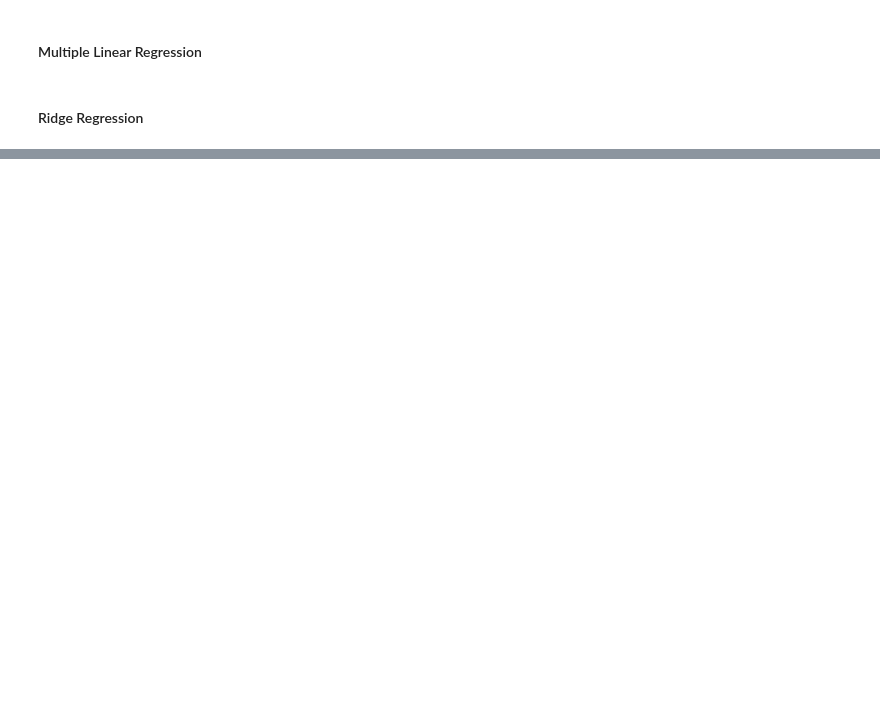
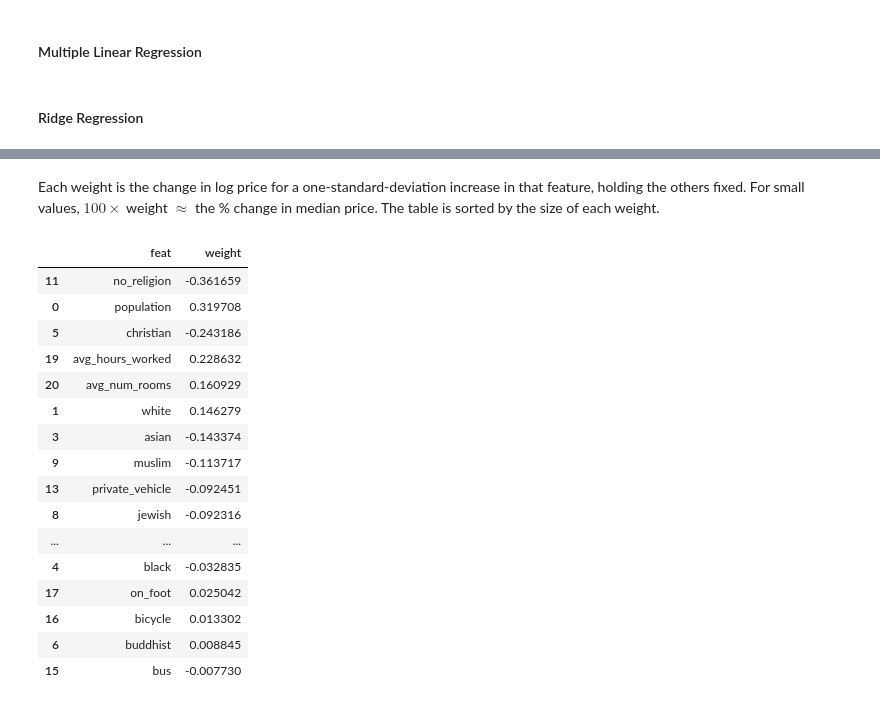
Before and after one commit to ArshSiddiqui/demographic-features-london-col, a Jupyter notebook: housing_cost_analysis.ipynb, the cells around one changed output, grey strips where cells are left out. Cells and saved outputs as stored; diff of their text form; code cells hidden in the pictures; blank space fills up the shorter version.

```diff
--- a/housing_cost_analysis.ipynb
+++ b/housing_cost_analysis.ipynb
@@ -288,0 +335,26 @@ pd.DataFrame({
+# %% [markdown]
+Each weight is the change in log price for a one-standard-deviation increase in that feature, holding the others fixed. For small values, $100\times$ weight $\approx$ the % change in median price. The table is sorted by the size of each weight.
+# %%
+pd.DataFrame({
+    'feat': X_test.columns,
+    'weight': lasso_scaled.best_estimator_[-1].coef_
+}).sort_values(by="weight", key=lambda x: abs(x),
+               ascending=False)
+# %% [output]
+|  | feat | weight |
+| 11 | no_religion | -0.361659 |
+| 0 | population | 0.319708 |
+| 5 | christian | -0.243186 |
+| 19 | avg_hours_worked | 0.228632 |
+| 20 | avg_num_rooms | 0.160929 |
+| 1 | white | 0.146279 |
+| 3 | asian | -0.143374 |
+| 9 | muslim | -0.113717 |
+| 13 | private_vehicle | -0.092451 |
+| 8 | jewish | -0.092316 |
+| ... | ... | ... |
+| 4 | black | -0.032835 |
+| 17 | on_foot | 0.025042 |
+| 16 | bicycle | 0.013302 |
+| 6 | buddhist | 0.008845 |
+| 15 | bus | -0.007730 |
```
Also changed, not shown: parts of 15 cells of this notebook.
